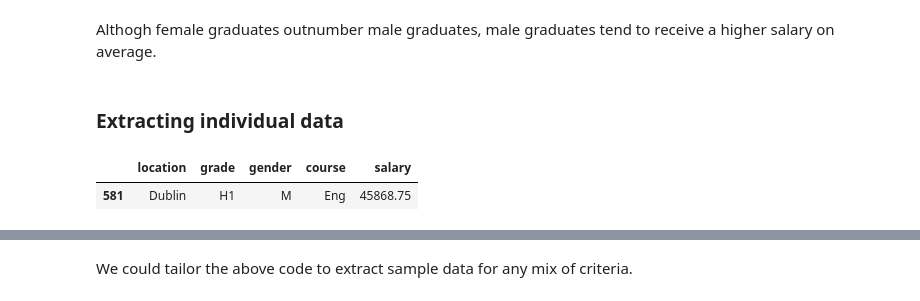
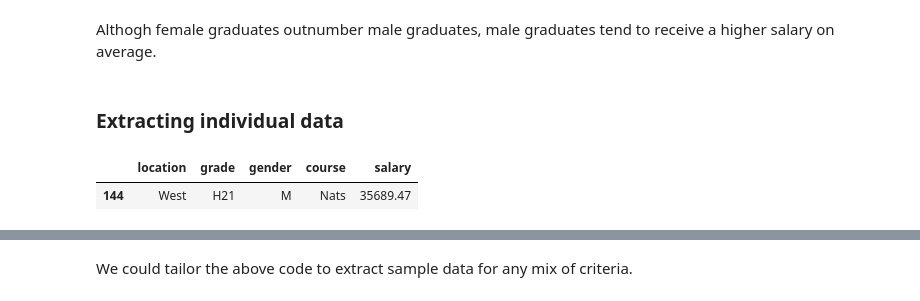
Before and after one commit to PeeBs68/mywork, a Jupyter notebook: project1.ipynb, the cells around one changed output, grey strips where cells are left out. Cells and saved outputs as stored; diff of their text form; code cells hidden in the pictures.

```diff
--- a/project1.ipynb
+++ b/project1.ipynb
@@ -355,8 +356,8 @@ rand_sal_arts = [random.randint(27951, 32078) for i in range(100)]
 df_Arts['salary'] = rand_sal_arts
 
 df_Nats['course'] = 'Nats'
-rand_sal_bus = [random.randint(36949, 38615) for i in range(100)]
-df_Nats['salary'] = rand_sal_ict
+rand_sal_nats = [random.randint(36949, 38615) for i in range(100)]
+df_Nats['salary'] = rand_sal_nats
 
 df_Ed['course'] = 'Ed'
 rand_sal_ed = [random.randint(40324, 40615) for i in range(100)]
@@ -526,16 +543,16 @@ Althogh female graduates outnumber male graduates, male graduates tend to receiv
 ### Extracting individual data
 # %%
 # Generate sample salary for the following criteria
-s_location = 'Dublin'
-s_grade = 'H1'
-s_course = 'Eng'
+s_location = 'West'
+s_grade = 'H21'
+s_course = 'Nats'
 s_gender = 'M'
 
 sample = final_df[final_df['location'].eq(s_location) & final_df['grade'].eq(s_grade) & final_df['course'].eq(s_course) & final_df['gender'].eq(s_gender)]
 sample
 # %% [output]
 |  | location | grade | gender | course | salary |
-| 581 | Dublin | H1 | M | Eng | 45868.75 |
+| 144 | West | H21 | M | Nats | 35689.47 |
 # %%
 df_ICT
 # %% [output]
```
Also changed, not shown: parts of 10 cells of this notebook.
